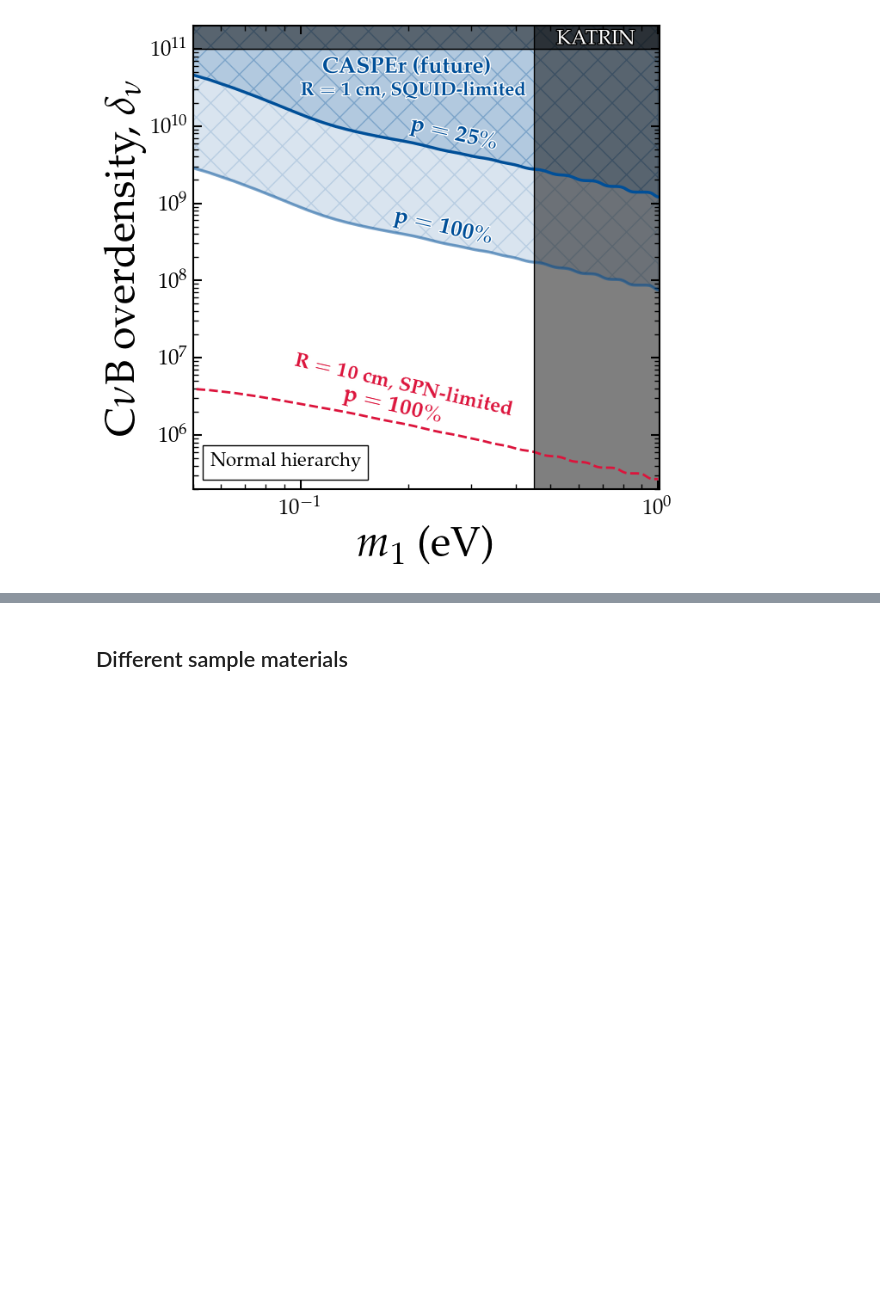
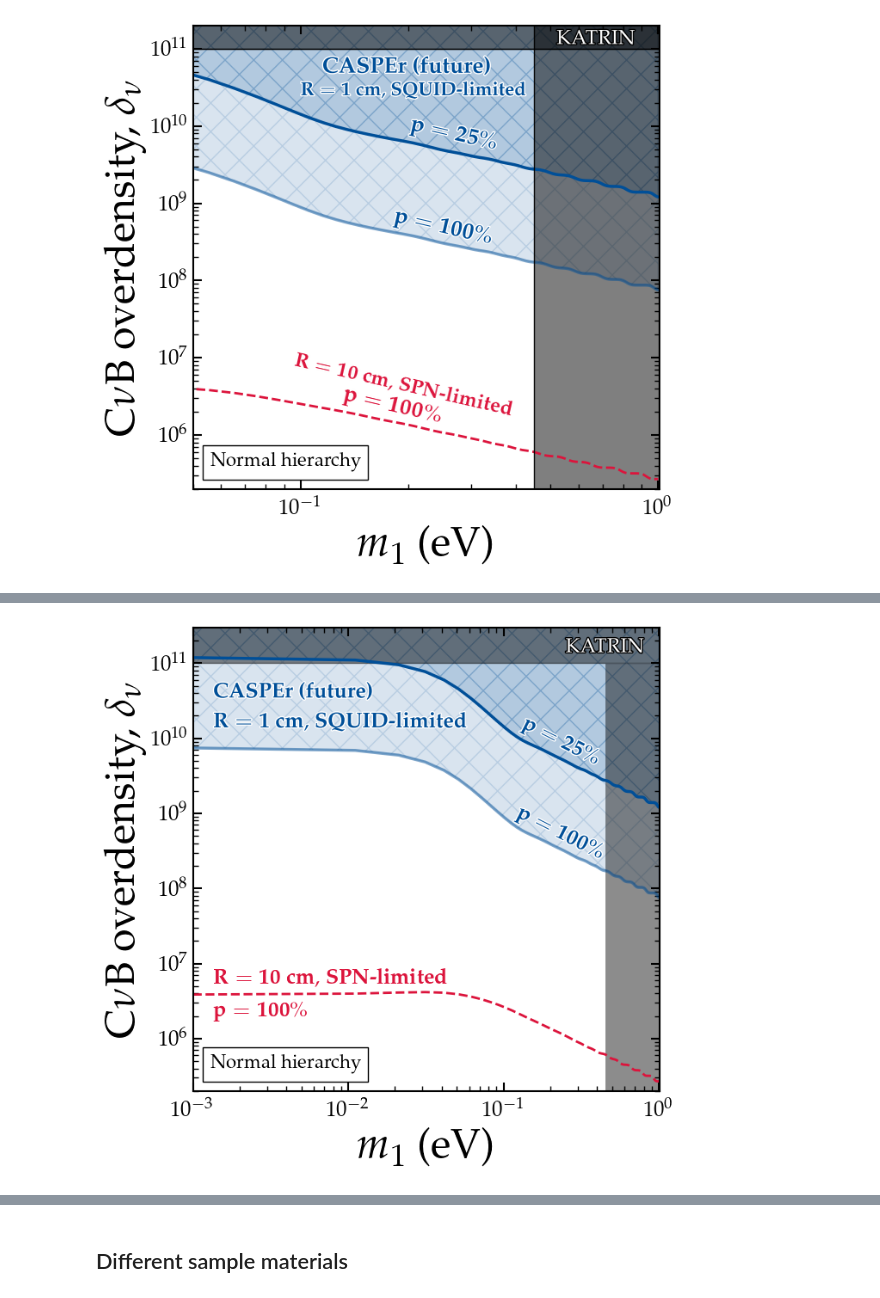
Before and after one commit to gpierobon/pyOpenNu, a Jupyter notebook: notebooks/chi.ipynb, the cells around one changed output, grey strips where cells are left out. Drawn from its saved outputs; the diff is of its cells as text; code cells hidden in the pictures; blank space fills up the shorter version.

```diff
--- a/notebooks/chi.ipynb
+++ b/notebooks/chi.ipynb
@@ -69,0 +74,14 @@ delta: 1.75e+09
+# %%
+gr, gm, _ = on.compute_ratio(0.1, 6.57e-8, mode='m1', A=1, Z=1, majorana=True)
+
+knu = 1/0.037
+R = 10
+n = 3e22
+N = 4*np.pi/3*R**3*n
+fsup = 4*(knu*R)**2
+
+print(N)
+print(gm*N**2/fsup)
+
+fsup2 = 4*(knu*R)**3
+print((gm-gr*gm)*N**2/fsup2)
@@ -330,7 +357,7 @@ plt.show()
 # %%
 import concurrent.futures
 
-mnl = np.linspace(0.005, 1, 100)
+mnl = np.linspace(0.001, 1, 100)
 
 def worker_m(m):
     import opennu as on
@@ -422,0 +458,76 @@ fig.savefig(main_dir+'plots/deltanu_m1.pdf', bbox_inches='tight')
+# %%
+fig, ax = plt.subplots(figsize=(7,7))
+
+
+c1 = '#004f98'
+c2 = 'navy'
+
+al = 0.05
+
+f1 = 100**(3/2)*10*(1*0.25)**2     # T2=1000, Nshots=1000, p=0.25, FSQUID=50
+f2 = 100**(3/2)*10                 # T2=1000, Nshots=1000, p=1,   FSQUID=50
+f4 = 100**(3/2)*10                 # T2=1000, Nshots=1000, p=1,   FSQUID=0
+
+si = 2
+
+dm = sn.gaussian_filter(dell_m, sigma=si)
+dm_0 = sn.gaussian_filter(dell_m_0, sigma=si)
+
+plt.loglog(mnl, dm/f1, c=c1, lw=2.5)
+plt.fill_between(mnl, dm/f1, 1e16*np.ones(len(mnl)), alpha=0.3, color=c1, hatch='X')
+
+plt.loglog(mnl, dm/f2, c=c1, lw=2.5, alpha=0.5)
+plt.fill_between(mnl, dm/f2, dm/f1, alpha=0.15, color=c1, hatch='X')
+
+tc = plt.text(0.00135,3.5e10,r'{\bf CASPEr (future)}', fontsize=18, c=c1)
+tc.set_path_effects([pe.Stroke(linewidth=2, foreground='w'),
+                     pe.Normal()])
+
+tc2 = plt.text(0.00135,1.4e10,r'${\bf R=1}$ {\bf cm}, {\bf SQUID-limited}', fontsize=18, c=c1)
+tc2.set_path_effects([pe.Stroke(linewidth=2, foreground='w'),
+                     pe.Normal()])
+
+tp1 = plt.text(0.125, 4.5e9,r'${\bf p=25\%}$', fontsize=18,c=c1, alpha=1, rotation=-27)
+tp2 = plt.text(0.115,2.5e8,r'${\bf p=100\%}$', fontsize=18,c=c1, alpha=1, rotation=-27)
+tp1.set_path_effects([pe.Stroke(linewidth=2, foreground='w'),
+                     pe.Normal()])
+tp2.set_path_effects([pe.Stroke(linewidth=2, foreground='w'),
+                     pe.Normal()])
+
+plt.loglog(mnl, dm_0/f4, c='crimson', lw=2, ls='--')
+#plt.text(0.055,5.5e7,r'${\bf R=10}$ {\bf cm}', fontsize=17,c='crimson', rotation=0)
+plt.text(0.00135, 5.5e6,r'${\bf R=10}$ {\bf cm},~{\bf SPN-limited}', fontsize=18,c='crimson', rotation=0)
+tp2 = plt.text(0.00135,2e6,r'${\bf p=100\%}$', fontsize=18,c='crimson', alpha=1, rotation=0)
+
+mm = np.geomspace(1e-3, 2,100)
+mm2 = np.geomspace(1e-3, 0.45,100)
+#plt.loglog(mm, mm/mm*1e11, c='k', lw=1)
+plt.fill_between(mm, 1e11,  1e15, alpha=0.45, color='k')
+
+yy = np.geomspace(1e3,9.9e10,100)
+#plt.axvline(0.45, c='k', lw=1)
+plt.fill_betweenx(yy, 0.45, 2, color='k', alpha=0.45, lw=0.001)
+
+
+
+tk = plt.text(2.5e-1, 1.4e11, 'KATRIN', fontsize=17, alpha=1, c='w', rotation=0)
+#tk = plt.text(6e-1, 1e10, 'KATRIN', fontsize=19, alpha=1, c='w', rotation=-90)
+tk.set_path_effects([pe.Stroke(linewidth=2, foreground='black'),
+                     pe.Normal()])
+
+text_box = AnchoredText(
+    fr"Normal hierarchy",
+    loc='lower left',
+    frameon=True,
+    prop=dict(size=16)
+)
+ax.add_artist(text_box)
+
+plt.xlabel(r'$m_1$ (eV)')
+plt.ylabel(r'C$\nu$B overdensity, $\delta_{\nu}$')
+plt.xlim(1e-3, 1.01)
+plt.ylim(2e5, 3e11)
+plt.show()
+fig.savefig(main_dir+'plots/deltanu_m1_v2.pdf', bbox_inches='tight')
+# %% [output]
+[figure, added]
```
Also changed, not shown: parts of 12 cells of this notebook, 1 other file.
